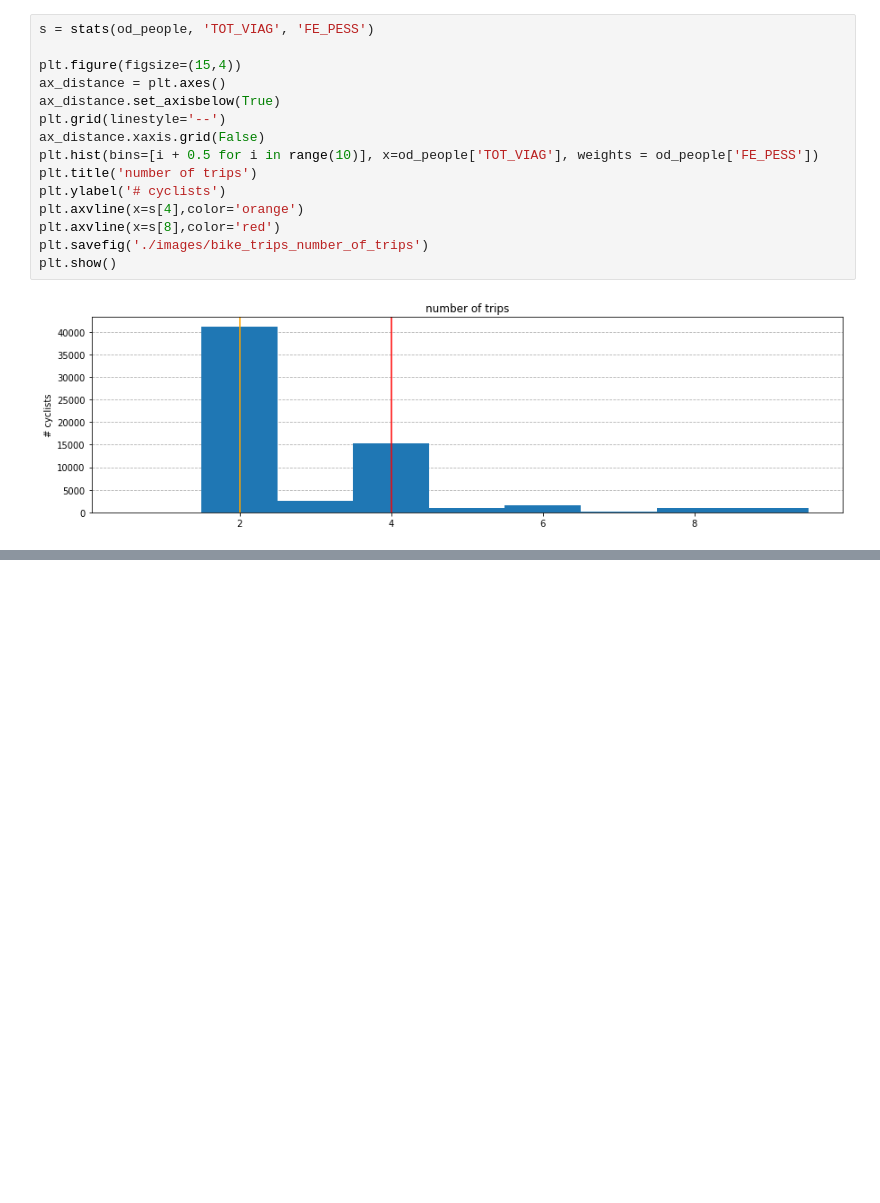
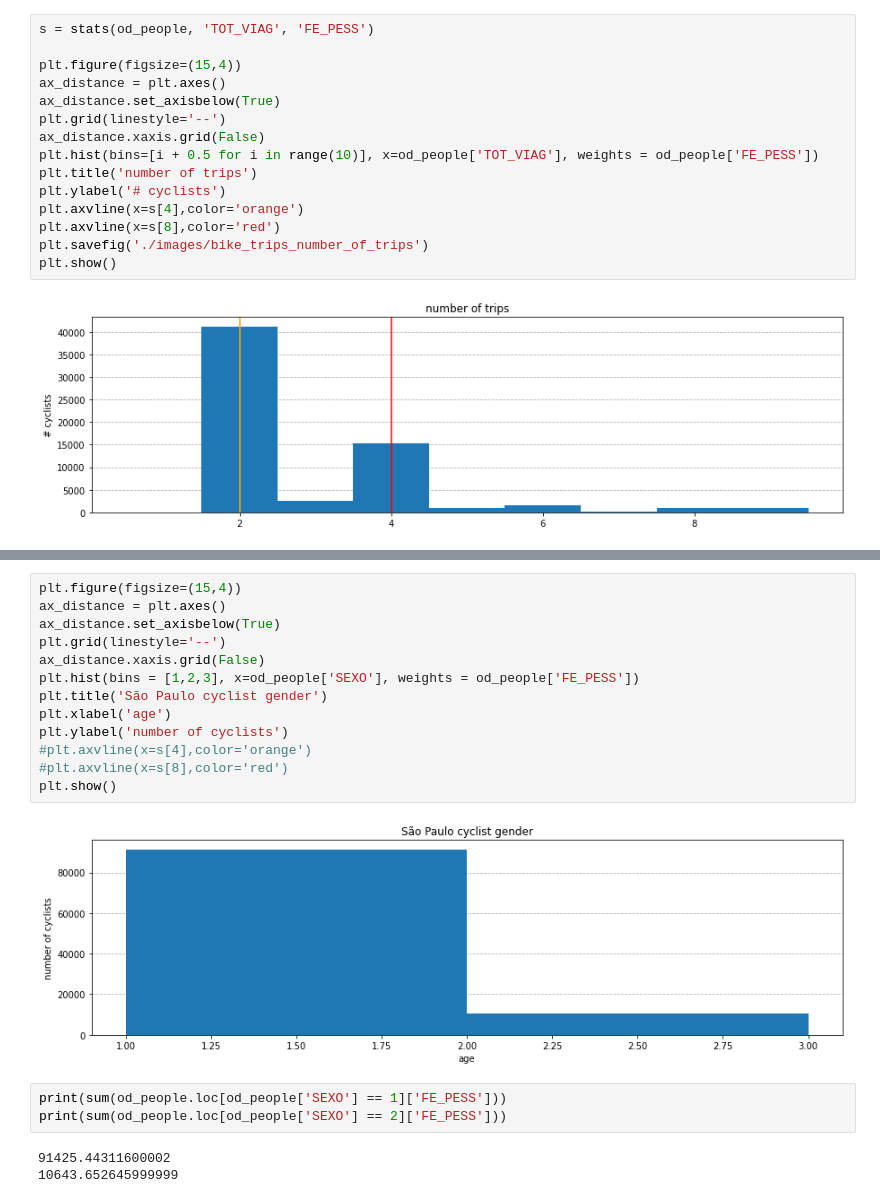
Before and after one commit to pepedrog/SP-Cycling-Potential, a Jupyter notebook: codigo/Potencial Ciclavel.ipynb, the cells around one changed output, grey strips where cells are left out. Drawn from its saved outputs; the diff is of its cells as text; blank space fills up the shorter version.

```diff
--- a/codigo/Potencial Ciclavel.ipynb
+++ b/codigo/Potencial Ciclavel.ipynb
@@ -987,0 +1141,21 @@ plt.show()
+# %%
+plt.figure(figsize=(15,4))
+ax_distance = plt.axes()
+ax_distance.set_axisbelow(True)
+plt.grid(linestyle='--')
+ax_distance.xaxis.grid(False)
+plt.hist(bins = [1,2,3], x=od_people['SEXO'], weights = od_people['FE_PESS'])
+plt.title('São Paulo cyclist gender')
+plt.xlabel('age')
+plt.ylabel('number of cyclists')
+#plt.axvline(x=s[4],color='orange')
+#plt.axvline(x=s[8],color='red')
+plt.show()
+# %% [output]
+[figure, added]
+# %%
+print(sum(od_people.loc[od_people['SEXO'] == 1]['FE_PESS']))
+print(sum(od_people.loc[od_people['SEXO'] == 2]['FE_PESS']))
+# %% [output]
+91425.44311600002
+10643.652645999999
```
Also changed, not shown: parts of 8 cells of this notebook, 46 other files.
